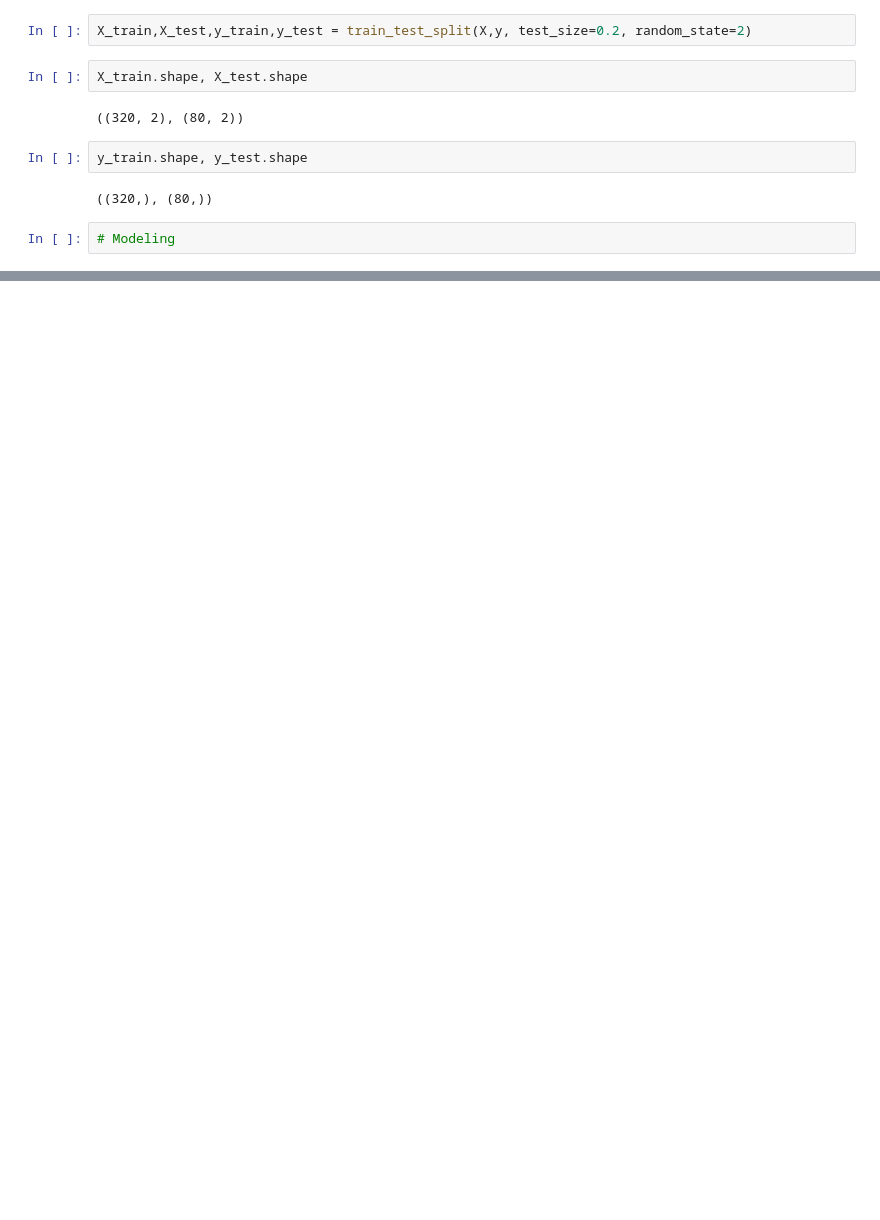
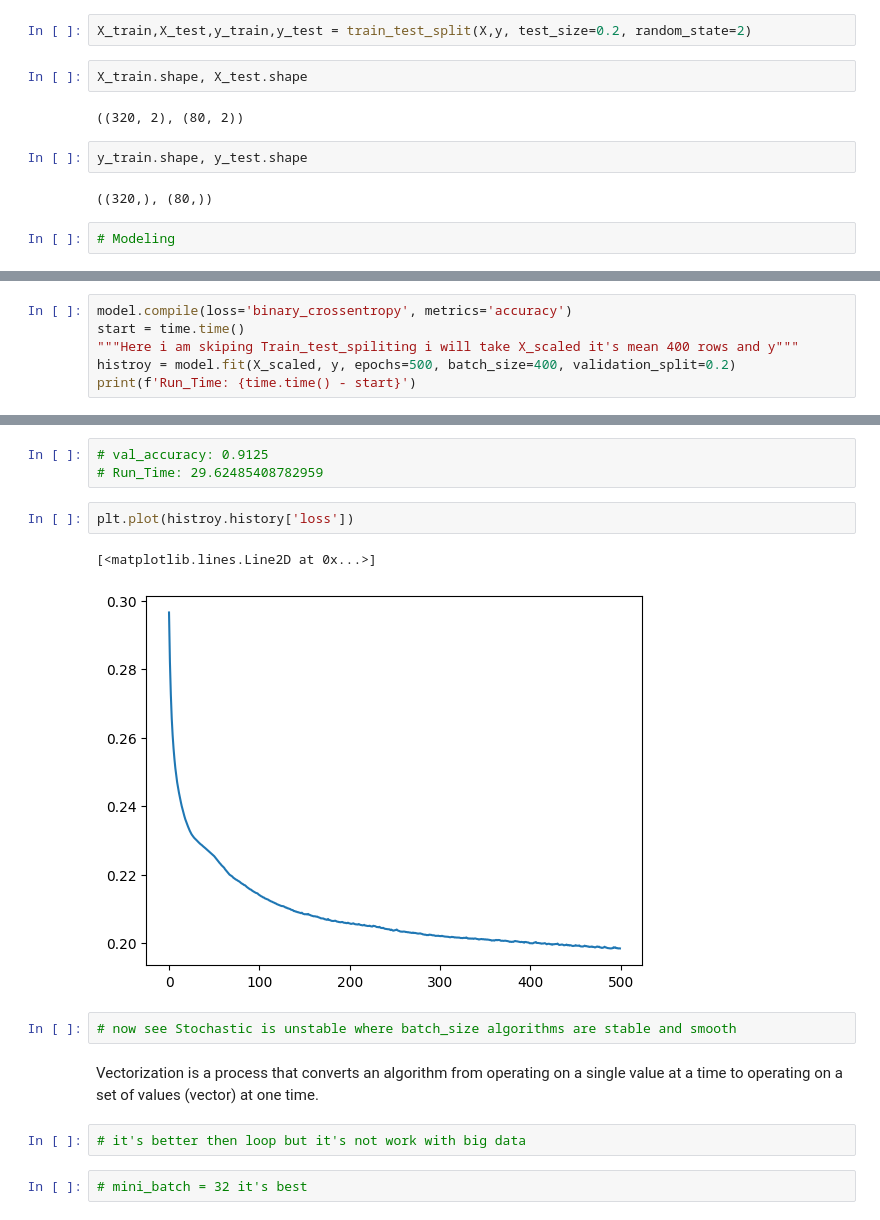
Before and after one commit to Rasel1435/a-to-z-deep-learning, a Jupyter notebook: Day09_Gradient_Descent_in_Neural_Networks/Gradient_Descent_in_Neural_Networks.ipynb, the cells around one changed output, grey strips where cells are left out. Drawn from its saved outputs; the diff is of its cells as text; blank space fills up the shorter version.

```diff
--- a/Day09_Gradient_Descent_in_Neural_Networks/Gradient_Descent_in_Neural_Networks.ipynb
+++ b/Day09_Gradient_Descent_in_Neural_Networks/Gradient_Descent_in_Neural_Networks.ipynb
@@ -219,0 +369,6 @@ Run_Time: 0.9155125617980957
+# %%
+model.compile(loss='binary_crossentropy', metrics='accuracy')
+start = time.time()
+"""Here i am skiping Train_test_spiliting i will take X_scaled it's mean 400 rows and y"""
+histroy = model.fit(X_scaled, y, epochs=500, batch_size=400, validation_split=0.2)
+print(f'Run_Time: {time.time() - start}')
@@ -219,0 +393,16 @@ Run_Time: 0.9155125617980957
+# %%
+# val_accuracy: 0.9125
+# Run_Time: 29.62485408782959
+# %%
+plt.plot(histroy.history['loss'])
+# %% [output]
+[<matplotlib.lines.Line2D at 0x...>]
+[figure, added]
+# %%
+# now see Stochastic is unstable where batch_size algorithms are stable and smooth
+# %% [markdown]
+<p>Vectorization is a process that converts an algorithm from operating on a single value at a time to operating on a set of values (vector) at one time.</p>
+# %%
+# it's better then loop but it's not work with big data
+# %%
+# mini_batch = 32 it's best
```
Also changed, not shown: parts of 25 cells of this notebook.
